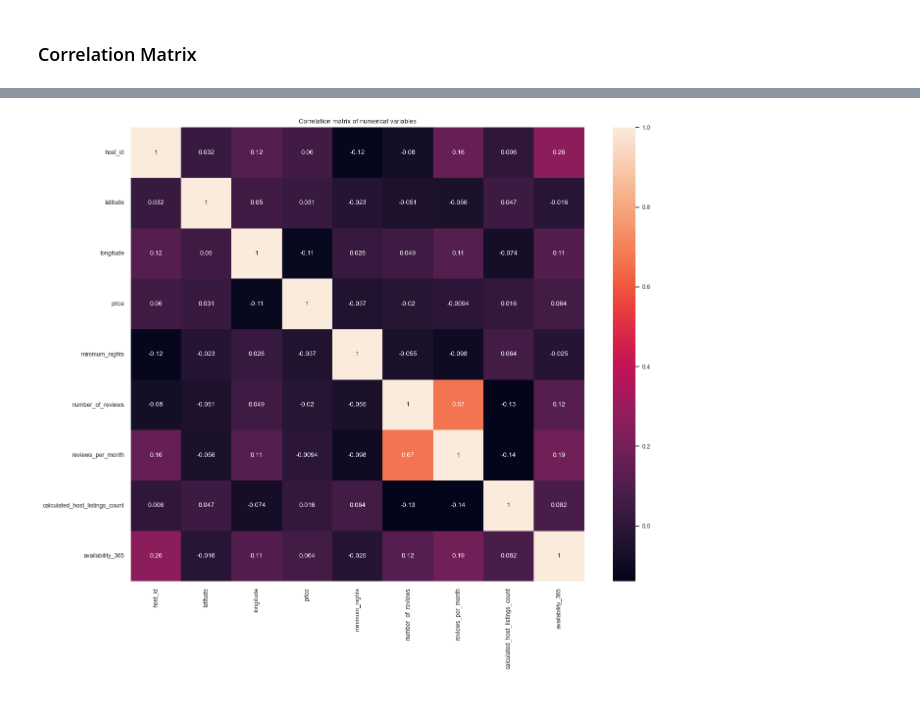
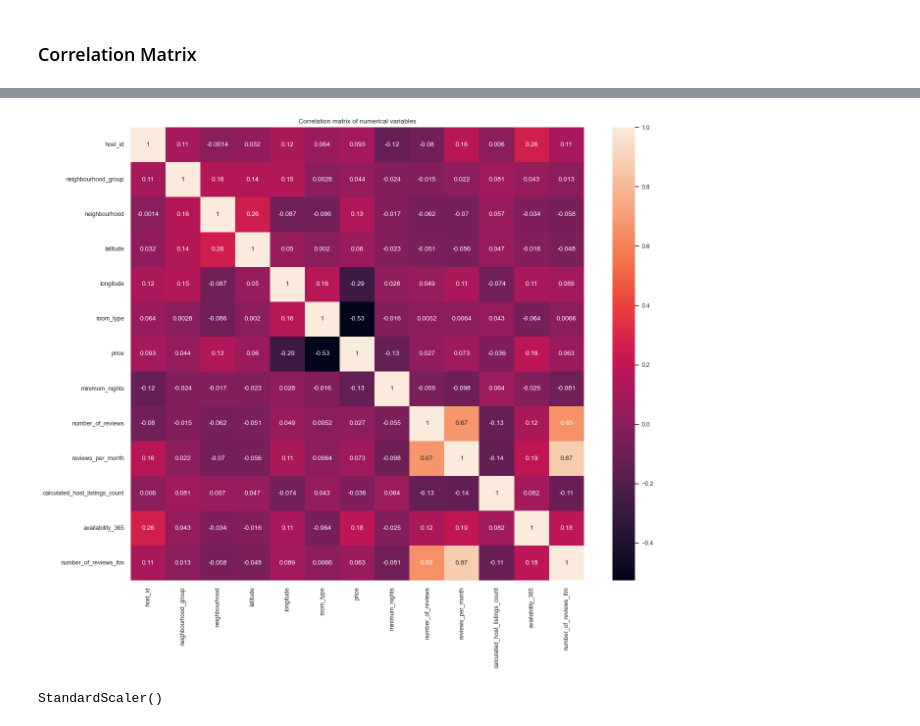
Before and after one commit to colorpool/FinalPro_NYCAirbnb, a Jupyter notebook: Airbnb_2023_11.ipynb, the cells around one changed output, grey strips where cells are left out. Cells and saved outputs as stored; diff of their text form; code cells hidden in the pictures.

```diff
--- a/Airbnb_2023_11.ipynb
+++ b/Airbnb_2023_11.ipynb
@@ -498,6 +530,18 @@ airbnb
-# %%
-airbnb['all_year_avail'] = airbnb['availability_365'] > 353
-airbnb['low_avail'] = airbnb['availability_365'] < 12
-airbnb['no_reviews'] = airbnb['reviews_per_month'] == 0
-numeric_cols = airbnb.select_dtypes(include=[np.number])
-numeric_cols.drop(['number_of_reviews_ltm'],axis=1, inplace=True)
+# %%
+le = preprocessing.LabelEncoder()
+
+le.fit(airbnb['neighbourhood_group'])
+airbnb['neighbourhood_group'] = le.transform(airbnb['neighbourhood_group'])
+
+le.fit(airbnb['neighbourhood'])
+airbnb['neighbourhood'] = le.transform(airbnb['neighbourhood'])
+
+le.fit(airbnb['room_type'])
+airbnb['room_type'] = le.transform(airbnb['room_type'])
+# %%
+airbnb.sort_values('price', ascending=True, inplace=True)
+# %%
+airbnb["price"] = np.log1p(airbnb["price"])
+X = airbnb.drop("price", axis=1)
+y = airbnb["price"]
+X.head()
@@ -504,10 +555,10 @@ numeric_cols.drop(['number_of_reviews_ltm'],axis=1, inplace=True)
 # %%
-corrmatrix = numeric_cols.corr()
+corrmatrix = airbnb.corr()
 title = 'Correlation matrix of numerical variables'
-f, ax = plt.subplots(figsize=(15,12))
+f, ax = plt.subplots(figsize=(15, 12))
 sns.heatmap(corrmatrix, square=True, annot=True)
 sns.set(font_scale=0.8)
 plt.title(title)
 plt.show()
 # %% [output]
-[figure, old version]
+[figure, new version]
@@ -513,0 +575,7 @@ plt.show()
+# %%
+from sklearn.preprocessing import StandardScaler
+
+scaler = StandardScaler()
+scaler.fit(X_train.iloc[:, 1:])
+# %% [output]
+StandardScaler()
```
Also changed, not shown: parts of 20 cells of this notebook.
